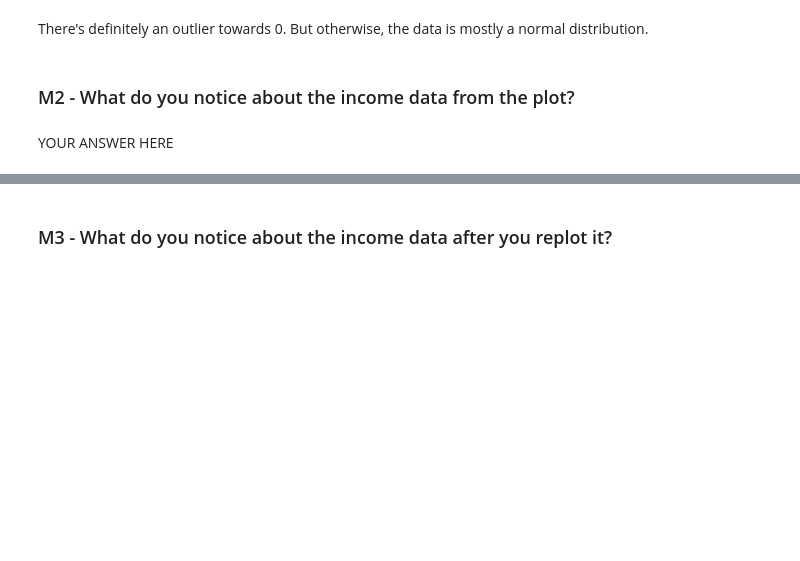
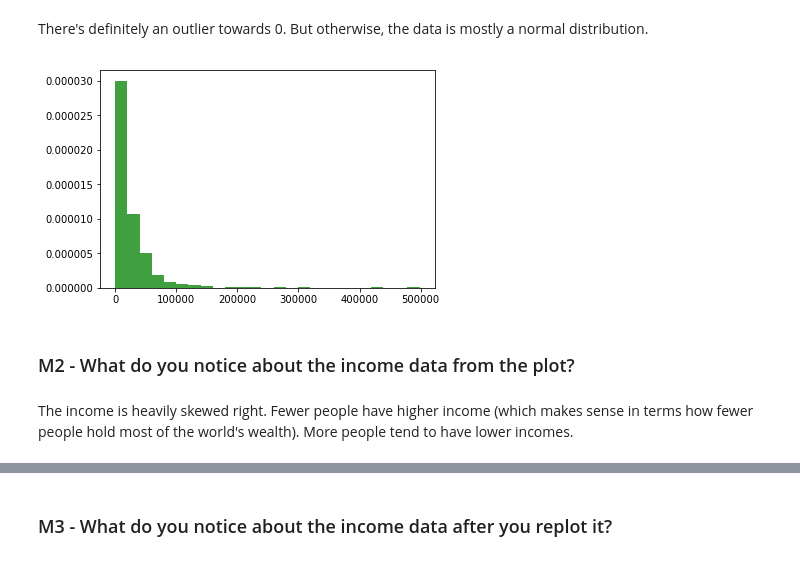
Before and after one commit to JeffreyZLee/Assignments, a Jupyter notebook: A2/A2_A12615927.ipynb, the cells around one changed output, grey strips where cells are left out. Saved outputs shown, nothing was run; the diff lists cells and outputs as text; code cells hidden in the pictures; blank space fills up the shorter version.

```diff
--- a/A2/A2_A12615927.ipynb
+++ b/A2/A2_A12615927.ipynb
@@ -115,5 +115,5 @@ assert(n_neg)
 # %%
 # 2f) Remove all rows where steps is equal to -1
 # YOUR CODE HERE
-raise NotImplementedError()
+df = df[df.steps != -1]
 # %%
@@ -121,14 +121,16 @@ assert -1 not in df['steps']
 # %%
 # 2g) Plot the histogram of the income variable
 # YOUR CODE HERE
-raise NotImplementedError()
+n, bins, patches = plt.hist(df['income'], 25, normed=1, facecolor='green', alpha=0.75)
 f3 = plt.gcf()
+# %% [output]
+[figure, added]
 # %%
 assert f3.gca().has_data()
 # %% [markdown]
 ### M2 - What do you notice about the income data from the plot?
-# %% [markdown]
-YOUR ANSWER HERE
+# %% [markdown]
+The income is heavily skewed right. Fewer people have higher income (which makes sense in terms how fewer people hold most of the world's wealth). More people tend to have lower incomes.
 # %%
 # 2h) For all rows in which income is equal to zero, recode income to be equal to 1
 # YOUR CODE HERE
```
Also changed, not shown: parts of 7 cells of this notebook.
